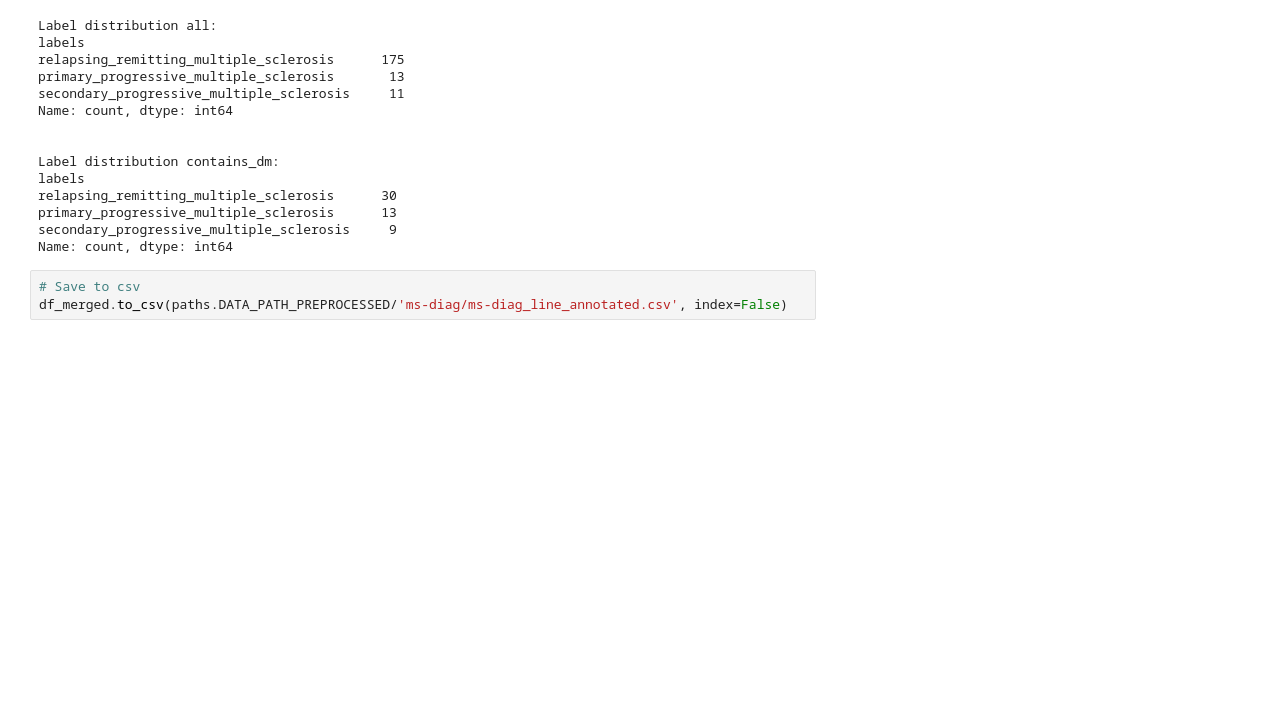
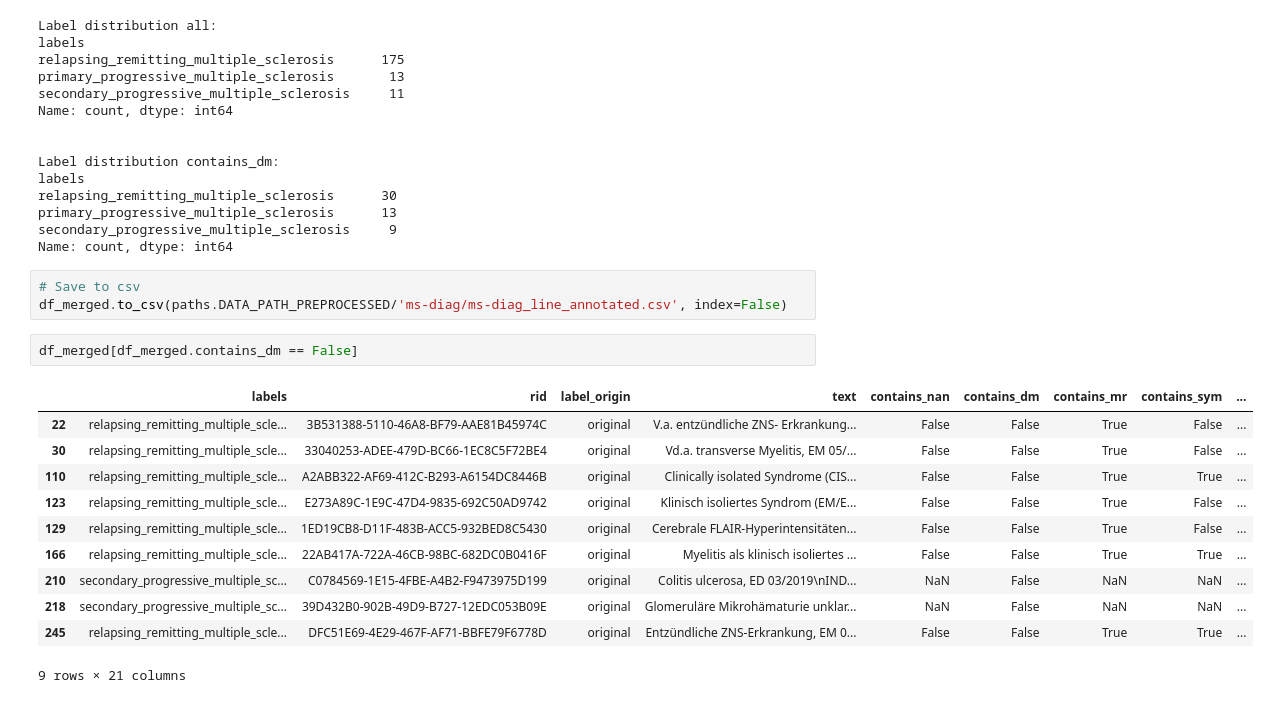
Before and after one commit to maregli/inf-extr, a Jupyter notebook: notebooks/data_preprocessing/02_ms-classification.ipynb, the cells around one changed output. Saved outputs shown, nothing was run; the diff lists cells and outputs as text; blank space fills up the shorter version.

```diff
--- a/notebooks/data_preprocessing/02_ms-classification.ipynb
+++ b/notebooks/data_preprocessing/02_ms-classification.ipynb
@@ -644,3 +645,17 @@ Name: count, dtype: int64
 # %%
 # Save to csv
 df_merged.to_csv(paths.DATA_PATH_PREPROCESSED/'ms-diag/ms-diag_line_annotated.csv', index=False)
+# %%
+df_merged[df_merged.contains_dm == False]
+# %% [output]
+|  | labels | rid | label_origin | text | contains_nan | contains_dm | contains_mr | contains_sym | ... |
+| 22 | relapsing_remitting_multiple_scle... | 3B531388-5110-46A8-BF79-AAE81B45974C | original | V.a. entzündliche ZNS- Erkrankung... | False | False | True | False | ... |
+| 30 | relapsing_remitting_multiple_scle... | 33040253-ADEE-479D-BC66-1EC8C5F72BE4 | original | Vd.a. transverse Myelitis, EM 05/... | False | False | True | False | ... |
+| 110 | relapsing_remitting_multiple_scle... | A2ABB322-AF69-412C-B293-A6154DC8446B | original | Clinically isolated Syndrome (CIS... | False | False | True | True | ... |
+| 123 | relapsing_remitting_multiple_scle... | E273A89C-1E9C-47D4-9835-692C50AD9742 | original | Klinisch isoliertes Syndrom (EM/E... | False | False | True | False | ... |
+| 129 | relapsing_remitting_multiple_scle... | 1ED19CB8-D11F-483B-ACC5-932BED8C5430 | original | Cerebrale FLAIR-Hyperintensitäten... | False | False | True | False | ... |
+| 166 | relapsing_remitting_multiple_scle... | 22AB417A-722A-46CB-98BC-682DC0B0416F | original | Myelitis als klinisch isoliertes ... | False | False | True | True | ... |
+| 210 | secondary_progressive_multiple_sc... | C0784569-1E15-4FBE-A4B2-F9473975D199 | original | Colitis ulcerosa, ED 03/2019\nIND... | NaN | False | NaN | NaN | ... |
+| 218 | secondary_progressive_multiple_sc... | 39D432B0-902B-49D9-B727-12EDC053B09E | original | Glomeruläre Mikrohämaturie unklar... | NaN | False | NaN | NaN | ... |
+| 245 | relapsing_remitting_multiple_scle... | DFC51E69-4E29-467F-AF71-BBFE79F6778D | original | Entzündliche ZNS-Erkrankung, EM 0... | False | False | True | True | ... |
+9 rows × 21 columns
```
Also changed, not shown: parts of 1 cell of this notebook, 16 other files.
